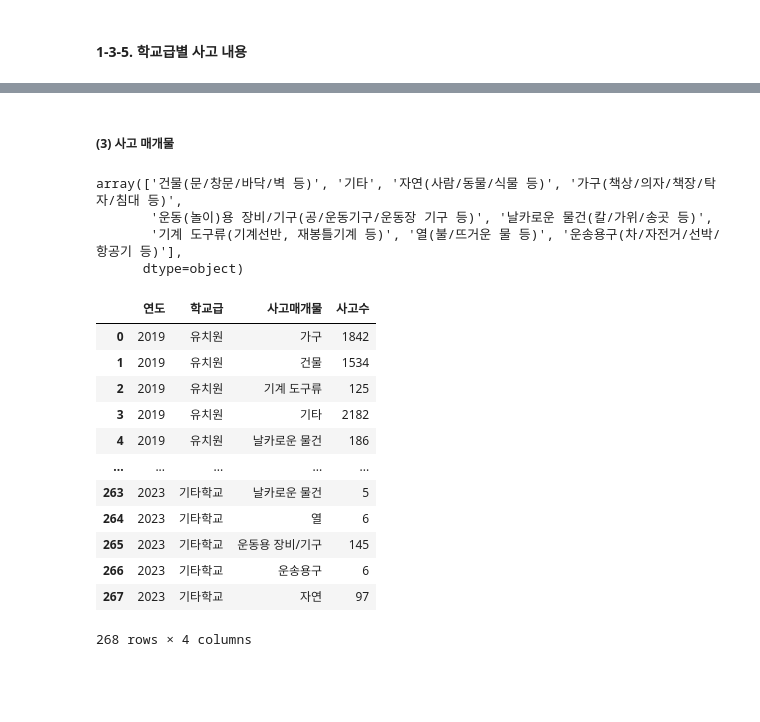
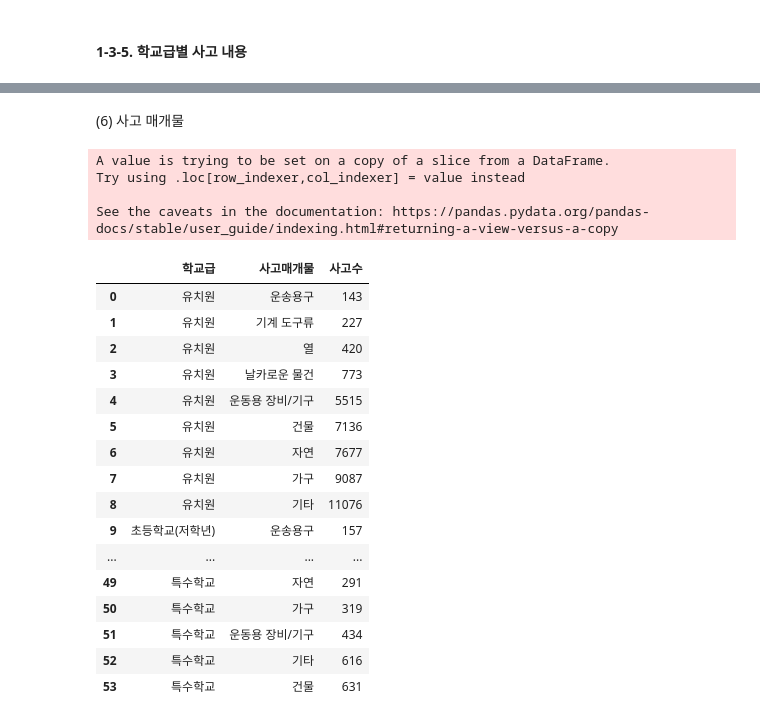
Before and after one commit to CHOIEUNHYE/school-accidents, a Jupyter notebook: code/eda/학교안전사고현황eda_이유정.ipynb, the cells around one changed output, grey strips where cells are left out. Drawn from its saved outputs; the diff is of its cells as text; code cells hidden in the pictures; blank space fills up the shorter version.

```diff
--- a/code/eda/학교안전사고현황eda_이유정.ipynb
+++ b/code/eda/학교안전사고현황eda_이유정.ipynb
@@ -942,0 +106,9 @@ create_piechart(sch_ss_grade, '연도', '특수학교_사고자학년', '사고
+# %%
+# 사고자구분 중 '일반학생', '특수학교(학급)학생', '체육특기학생' 값만 추출
+print('추출 전:', df.사고자구분.unique())
+
+sch_df = df[df['사고자구분'].isin(['일반학생', '특수학교(학급)학생', '체육특기학생'])]
+print('추출 후:', sch_df.사고자구분.unique())
+
+# 연도 type str로 변경
+sch_df['연도'] = sch_df['연도'].astype(str)
@@ -1244,33 +824,41 @@ create_chart(top5_sch_acci_act[top5_sch_acci_act['학교급']=='유치원'], '
 # %% [markdown]
-##### (3) 사고 매개물
+(6) 사고 매개물
-# %%
-sch_df['사고매개물'].unique()
-# %% [output]
-array(['건물(문/창문/바닥/벽 등)', '기타', '자연(사람/동물/식물 등)', '가구(책상/의자/책장/탁자/침대 등)',
-       '운동(놀이)용 장비/기구(공/운동기구/운동장 기구 등)', '날카로운 물건(칼/가위/송곳 등)',
-       '기계 도구류(기계선반, 재봉틀기계 등)', '열(불/뜨거운 물 등)', '운송용구(차/자전거/선박/항공기 등)'],
-      dtype=object)
 # %%
-sch_acci_mdm = sch_df.copy()
+# sch_acci_mdm 데이터프레임(사고매개물 5개년 누적)
+# '학교급'의 '기타학교' 값 제외
+sch_acci_mdm = sch_df[sch_df['학교급'] != '기타학교']
+# 초등학교 저학년/고학년 구분
+sch_acci_mdm.loc[(sch_acci_mdm['학교급']=='초등학교') & (sch_acci_mdm['사고자학년'].isin(['1학년','2학년','3학년'])), '학교급'] = '초등학교(저학년)'
+sch_acci_mdm.loc[(sch_acci_mdm['학교급']=='초등학교') & (sch_acci_mdm['사고자학년'].isin(['4학년','5학년','6학년'])), '학교급'] = '초등학교(고학년)'
+# 분석 편의를 위해 일부 데이터 값 변경
 sch_acci_mdm['사고매개물'] = sch_acci_mdm['사고매개물'].str.replace(r'\([^)]*\)', '', regex=True).str.strip()
 # 연도, 학교급, 사고매개물별 사고수 계산
-sch_acci_mdm = sch_acci_mdm.groupby(['연도', '학교급', '사고매개물']).size().reset_index(name='사고수')
+sch_acci_mdm = sch_acci_mdm.groupby(['학교급', '사고매개물']).size().reset_index(name='사고수')
 # 연도, 학교급 기준으로 정렬
-custom_order = ["유치원", "초등학교", "중학교", "고등학교", "특수학교", "기타학교"]
 sch_acci_mdm['학교급'] = pd.Categorical(sch_acci_mdm['학교급'], categories=custom_order, ordered=True)
-sch_acci_mdm = sch_acci_mdm.sort_values(['연도', '학교급']).reset_index(drop=True)
+sch_acci_mdm = sch_acci_mdm.sort_values(['학교급', '사고수']).reset_index(drop=True)
+# 초등학교 저학년/고학년 구분 과정에서 생긴 nan 값(사고자학년 값이 유아인 경우) 처리
+sch_acci_mdm = sch_acci_mdm.dropna()
 sch_acci_mdm
 # %% [output]
+A value is trying to be set on a copy of a slice from a DataFrame.
+Try using .loc[row_indexer,col_indexer] = value instead
+
+See the caveats in the documentation: https://pandas.pydata.org/pandas-docs/stable/user_guide/indexing.html#returning-a-view-versus-a-copy
-|  | 연도 | 학교급 | 사고매개물 | 사고수 |
-| 0 | 2019 | 유치원 | 가구 | 1842 |
-| 1 | 2019 | 유치원 | 건물 | 1534 |
-| 2 | 2019 | 유치원 | 기계 도구류 | 125 |
-| 3 | 2019 | 유치원 | 기타 | 2182 |
-| 4 | 2019 | 유치원 | 날카로운 물건 | 186 |
-| ... | ... | ... | ... | ... |
-| 263 | 2023 | 기타학교 | 날카로운 물건 | 5 |
-| 264 | 2023 | 기타학교 | 열 | 6 |
-| 265 | 2023 | 기타학교 | 운동용 장비/기구 | 145 |
-| 266 | 2023 | 기타학교 | 운송용구 | 6 |
-| 267 | 2023 | 기타학교 | 자연 | 97 |
+|  | 학교급 | 사고매개물 | 사고수 |
+| 0 | 유치원 | 운송용구 | 143 |
+| 1 | 유치원 | 기계 도구류 | 227 |
+| 2 | 유치원 | 열 | 420 |
+| 3 | 유치원 | 날카로운 물건 | 773 |
+| 4 | 유치원 | 운동용 장비/기구 | 5515 |
+| 5 | 유치원 | 건물 | 7136 |
+| 6 | 유치원 | 자연 | 7677 |
+| 7 | 유치원 | 가구 | 9087 |
+| 8 | 유치원 | 기타 | 11076 |
+| 9 | 초등학교(저학년) | 운송용구 | 157 |
+| ... | ... | ... | ... |
+| 49 | 특수학교 | 자연 | 291 |
+| 50 | 특수학교 | 가구 | 319 |
+| 51 | 특수학교 | 운동용 장비/기구 | 434 |
+| 52 | 특수학교 | 기타 | 616 |
+| 53 | 특수학교 | 건물 | 631 |
-268 rows × 4 columns
```
Also changed, not shown: parts of 102 cells of this notebook, 2 other files.
